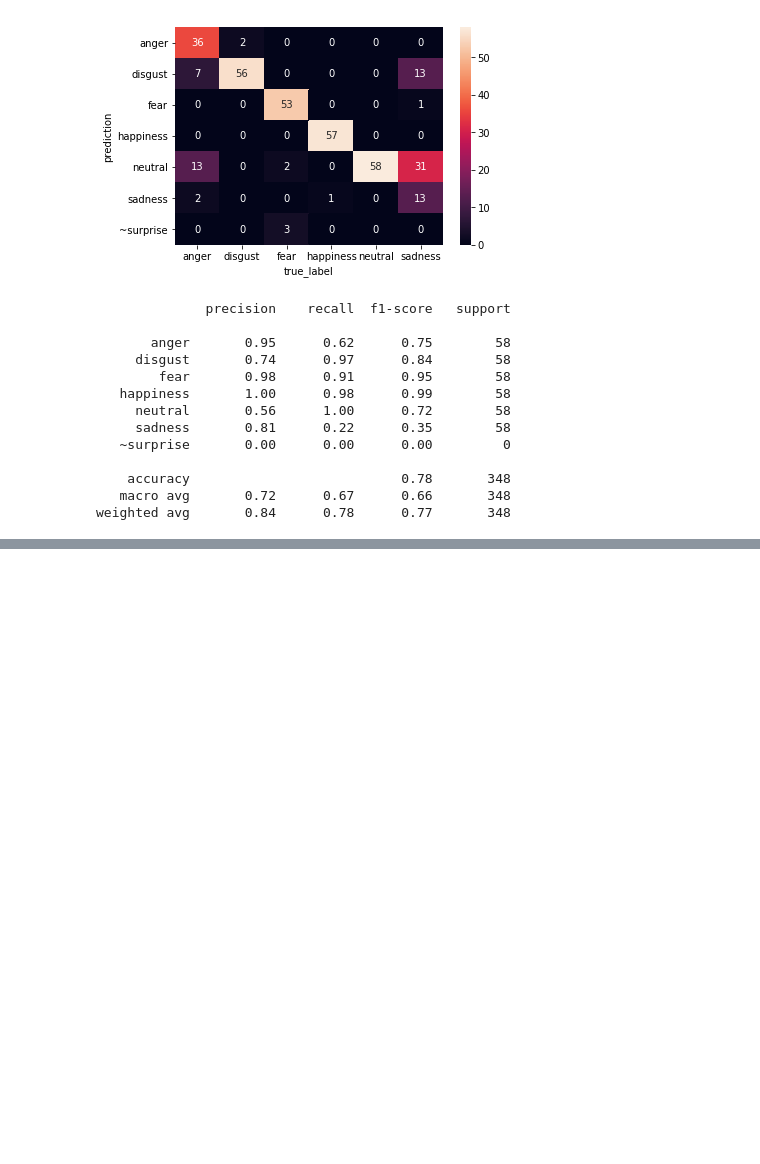
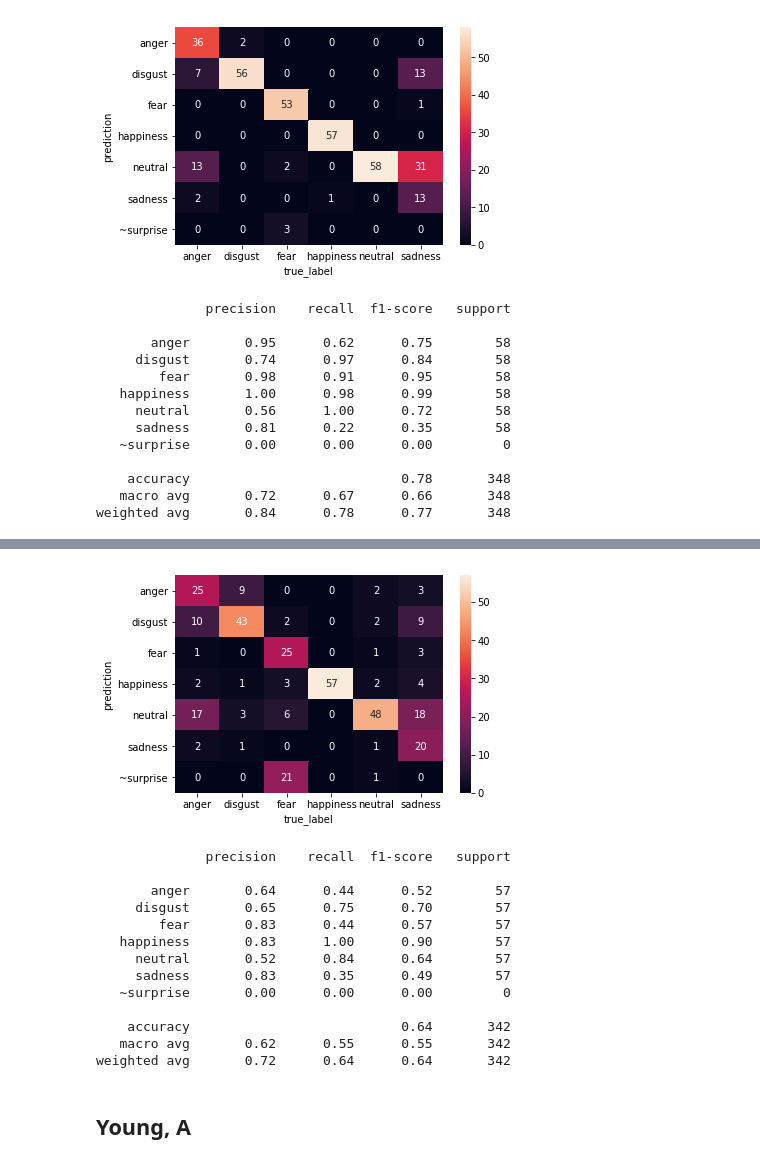
Before and after one commit to deepak987/emotion_bias, a Jupyter notebook: Data_Analysis/Data Analysis.ipynb, the cells around one changed output, grey strips where cells are left out. Drawn from its saved outputs; the diff is of its cells as text; code cells hidden in the pictures; blank space fills up the shorter version.

```diff
--- a/Data_Analysis/Data Analysis.ipynb
+++ b/Data_Analysis/Data Analysis.ipynb
@@ -353,0 +384,24 @@ weighted avg       0.84      0.78      0.77       348
+# %%
+analyzer = FPP_Processor('../Outputs/Facepp/FACES_old_a.csv')
+analyzer.extract_true_labels()
+analyzer.find_predicted_labels()
+# %%
+classification_results = analyzer.results_df[['prediction','true_label']]
+display_all_classification_metrics(classification_results.prediction, classification_results.true_label)
+# %% [output]
+[figure, added]
+              precision    recall  f1-score   support
+
+       anger       0.64      0.44      0.52        57
+     disgust       0.65      0.75      0.70        57
+        fear       0.83      0.44      0.57        57
+   happiness       0.83      1.00      0.90        57
+     neutral       0.52      0.84      0.64        57
+     sadness       0.83      0.35      0.49        57
+   ~surprise       0.00      0.00      0.00         0
+
+    accuracy                           0.64       342
+   macro avg       0.62      0.55      0.55       342
+weighted avg       0.72      0.64      0.64       342
+# %% [markdown]
+## Young, A
```
Also changed, not shown: parts of 8 cells of this notebook, 2 other files.
